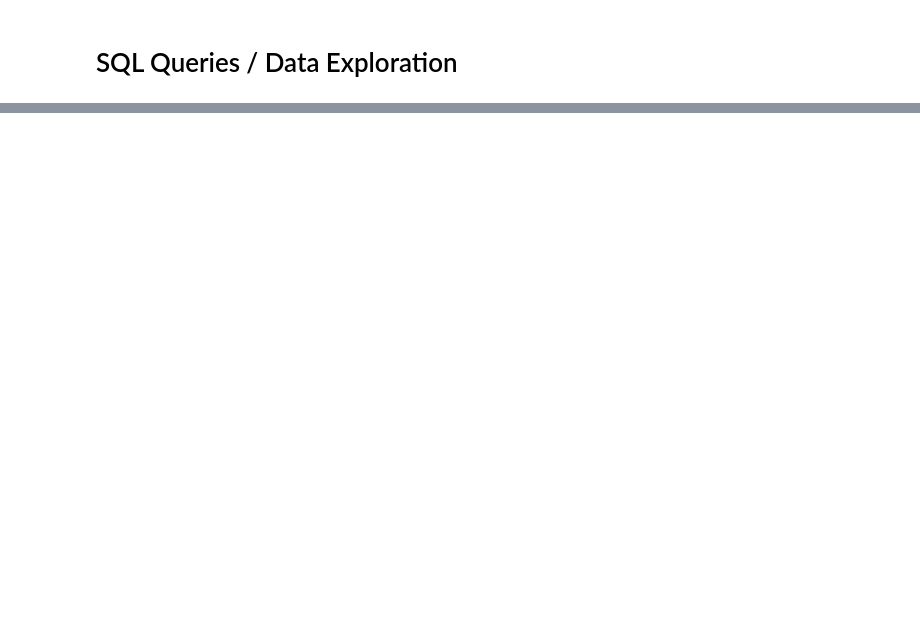
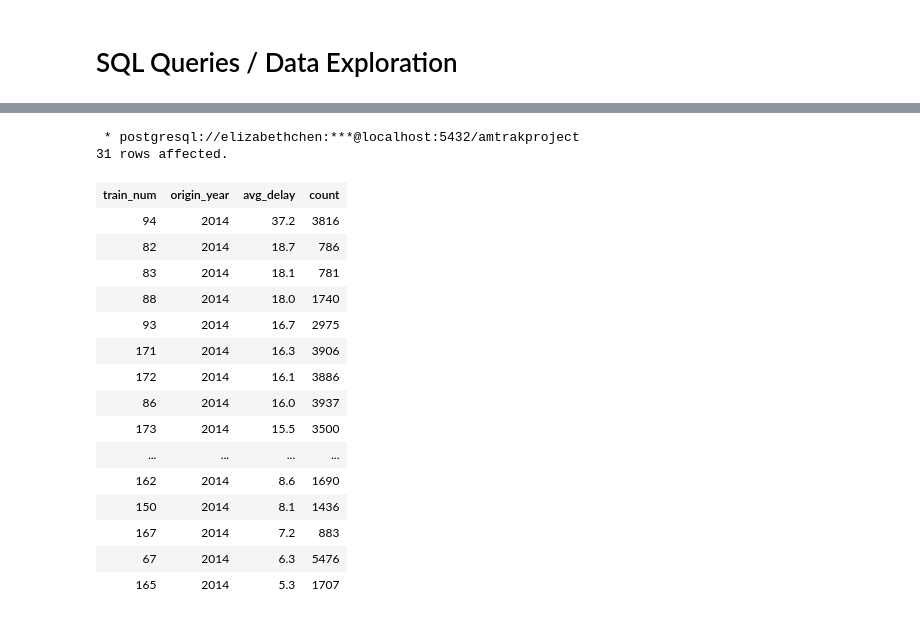
Before and after one commit to elizabeth-c-chen/data1050-amtrak-on-time-analysis, a Jupyter notebook: SQL.ipynb, the cells around one changed output, grey strips where cells are left out. Drawn from its saved outputs; the diff is of its cells as text; code cells hidden in the pictures; blank space fills up the shorter version.

```diff
--- a/SQL.ipynb
+++ b/SQL.ipynb
@@ -630,4 +822,31 @@ ORDER BY d.origin_year DESC, ROUND( CAST( AVG(d.depart_diff) as numeric), 2), d.
  ...]
+# %%
+%%sql
+
+SELECT  d.train_num, d.origin_year, ROUND( CAST( AVG(d.depart_diff) as numeric), 1) as avg_delay, COUNT(*)
+FROM departures d
+WHERE d.origin_year = 2014
+GROUP BY d.origin_year, d.train_num
+ORDER BY ROUND( CAST( AVG(d.depart_diff) as numeric), 2) DESC;
+# %% [output]
+ * postgresql://elizabethchen:***@localhost:5432/amtrakproject
+31 rows affected.
+| train_num | origin_year | avg_delay | count |
+| 94 | 2014 | 37.2 | 3816 |
+| 82 | 2014 | 18.7 | 786 |
+| 83 | 2014 | 18.1 | 781 |
+| 88 | 2014 | 18.0 | 1740 |
+| 93 | 2014 | 16.7 | 2975 |
+| 171 | 2014 | 16.3 | 3906 |
+| 172 | 2014 | 16.1 | 3886 |
+| 86 | 2014 | 16.0 | 3937 |
+| 173 | 2014 | 15.5 | 3500 |
+| ... | ... | ... | ... |
+| 162 | 2014 | 8.6 | 1690 |
+| 150 | 2014 | 8.1 | 1436 |
+| 167 | 2014 | 7.2 | 883 |
+| 67 | 2014 | 6.3 | 5476 |
+| 165 | 2014 | 5.3 | 1707 |
 # %%
 %%sql
 
```
Also changed, not shown: parts of 36 cells of this notebook, 8 other files.
